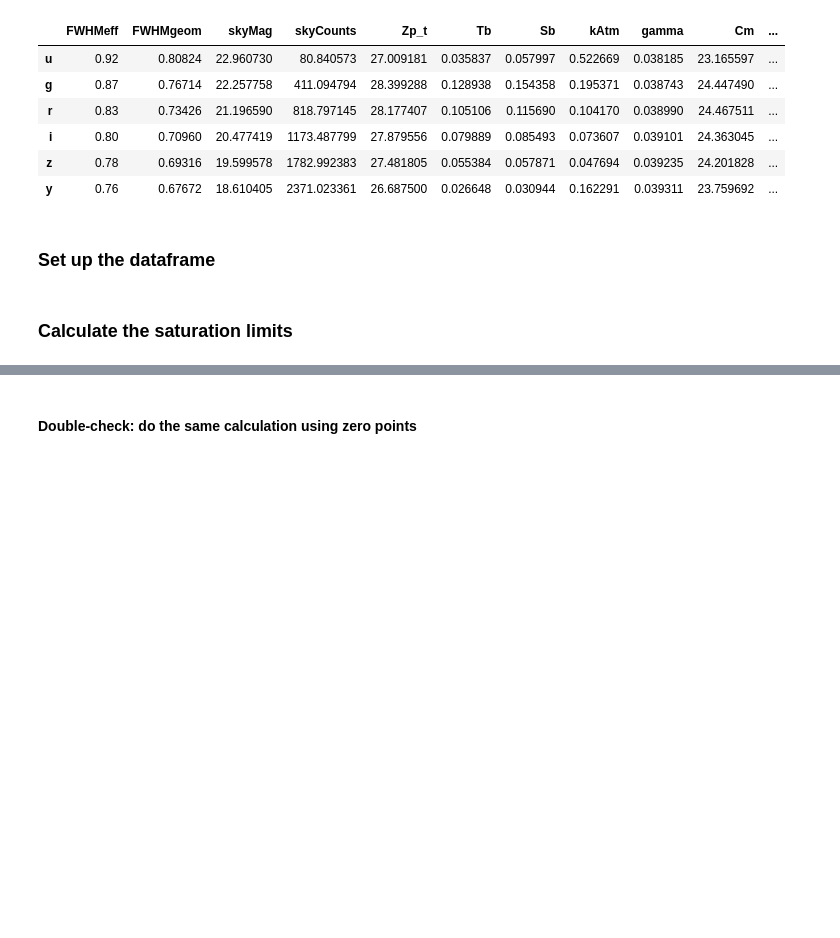
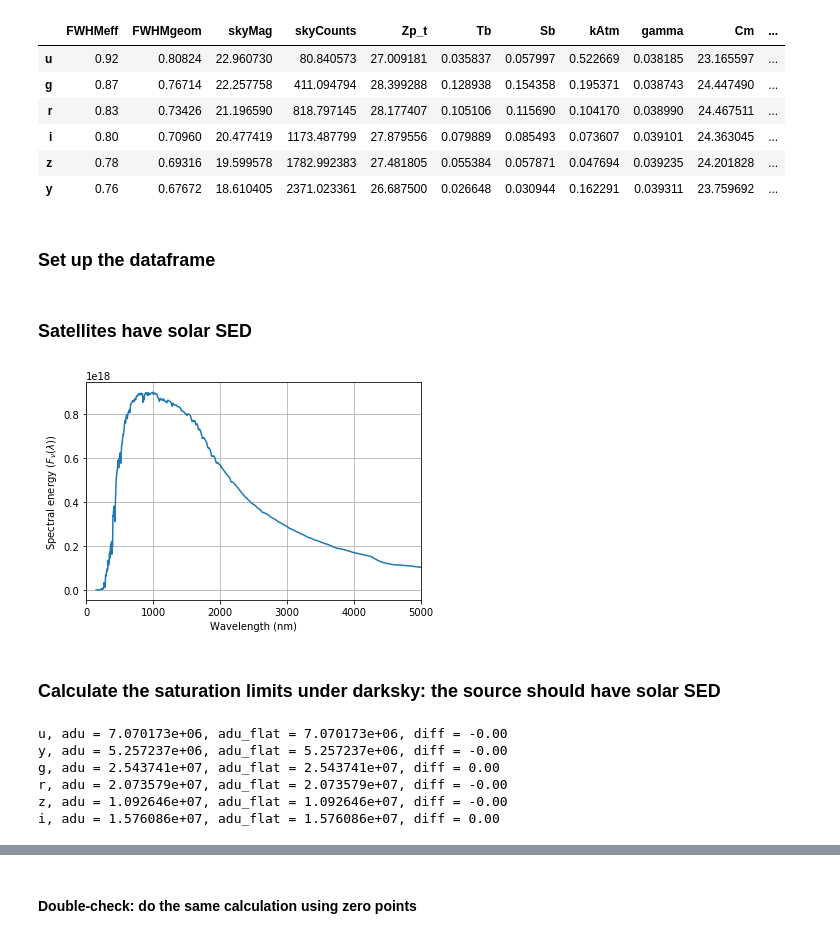
Before and after one commit to bxin/scratchBook, a Jupyter notebook: saturation_limit/saturation_limit_trail.ipynb, the cells around one changed output, grey strips where cells are left out. Saved outputs shown, nothing was run; the diff lists cells and outputs as text; code cells hidden in the pictures; blank space fills up the shorter version.

Commit message:
use solar SED; avoid hardcoding FWHM and angular velocity

```diff
--- a/saturation_limit/saturation_limit_trail.ipynb
+++ b/saturation_limit/saturation_limit_trail.ipynb
@@ -96,8 +94,22 @@ m5
 filterlist = ('u', 'g', 'r', 'i', 'z', 'y')
 properties = ['SatLim']
 d = pd.DataFrame(index=filterlist, columns=properties, dtype='float')
+# %% [markdown]
+### Satellites have solar SED
+# %%
+satellite = Sed()
+satellite.readSED_flambda(os.path.join(getPackageDir('sims_movingObjects'),
+                                             'data', 'kurucz_sun.gz'))
+satellite.flambdaTofnu()
+plt.plot(satellite.wavelen, satellite.fnu)
+plt.xlabel('Wavelength (nm)')
+plt.ylabel(r'Spectral energy ($F_\nu(\lambda)$)')
+plt.xlim([0, 5000])
+plt.grid()
+# %% [output]
+[figure, added]
 # %% [markdown]
-### Calculate the saturation limits
+### Calculate the saturation limits under darksky: the source should have solar SED
 # %%
 # change exposure to dt
 photParams_dt = PhotometricParameters(exptime=dt, nexp=1,
@@ -105,18 +117,32 @@ photParams_dt = PhotometricParameters(exptime=dt, nexp=1,
                                            othernoise=othernoise, darkcurrent=darkcurrent)
 key = 'SatLim'
 for f in system:
+    satellite = Sed()
+    satellite.readSED_flambda(os.path.join(getPackageDir('sims_movingObjects'),
+                                             'data', 'kurucz_sun.gz'))
+    fNorm = satellite.calcFluxNorm(0, system[f])
+    # print('fNorm = %.2e'%fNorm)
+    satellite.multiplyFluxNorm(fNorm)
+    adu = satellite.calcADU(system[f], photParams=photParams_dt)
+
     flatsource = Sed()
-    flatsource.setFlatSED(wavelen_min=system[f].wavelen_min, wavelen_max=system[f].wavelen_max,
-                              wavelen_step=system[f].wavelen_step)
-    adu = flatsource.calcADU(system[f], photParams=photParams_dt)
+    flatsource.setFlatSED()
+    adu_flat = flatsource.calcADU(system[f], photParams=photParams_dt)
+    print('%s, adu = %e, adu_flat = %e, diff = %.2f'%(f, adu, adu_flat, adu-adu_flat))
+    #So the ADU is the same as using the flat SED. Does that make sense?
+    #yes, according to Lynne. Because the AB magnitude, and the flux, both include the effect of the bandpass (throughput)
+    #therefore are specific for each observatory. That is why calcFluxNorm() has system[f] as input.
+    #The mapping from mag to flux inside a particular bandpass is unique, and have nothing to do with SED
 
     adu0 = adu*ratio
-    #because setFlatSED() assumes a m=0 star
+    #because we assumed a m=0 star
     # we use gain=1.0, so adu = number of e-
     # we also get rid of skycounts from each pixel. This has miminal effect on results
     d[key].loc[f] = np.log10(adu0/(full_well-m5.skyCounts.loc[f]-bias_offset_subtract))/2*5
-    # The above can also be obtained this way,
-    # (but flatsource has to be re-initialized for each calculation)
-    # Scale fnu so that adu0 is equal to full well.
-    #flatsource.fnu = flatsource.fnu * (full_well/adu0)
-    #d[key].loc[f] = flatsource.calcMag(system[f])
+# %% [output]
+u, adu = 7.070173e+06, adu_flat = 7.070173e+06, diff = -0.00
+y, adu = 5.257237e+06, adu_flat = 5.257237e+06, diff = -0.00
+g, adu = 2.543741e+07, adu_flat = 2.543741e+07, diff = 0.00
+r, adu = 2.073579e+07, adu_flat = 2.073579e+07, diff = -0.00
+z, adu = 1.092646e+07, adu_flat = 1.092646e+07, diff = -0.00
+i, adu = 1.576086e+07, adu_flat = 1.576086e+07, diff = 0.00
```
Also changed, not shown: parts of 24 cells of this notebook.
